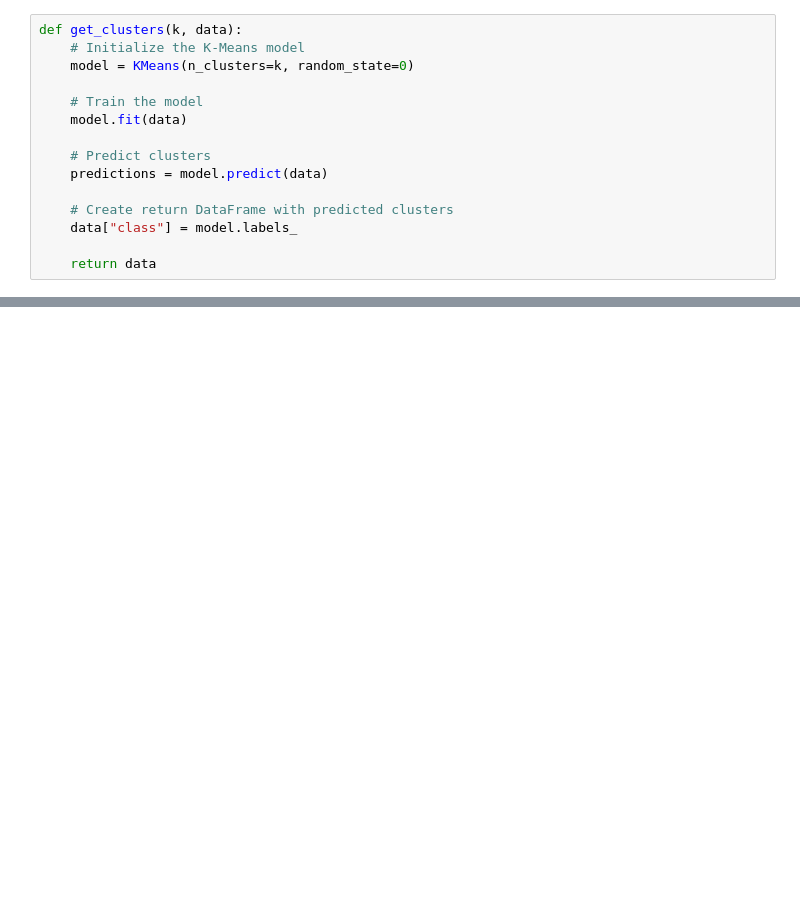
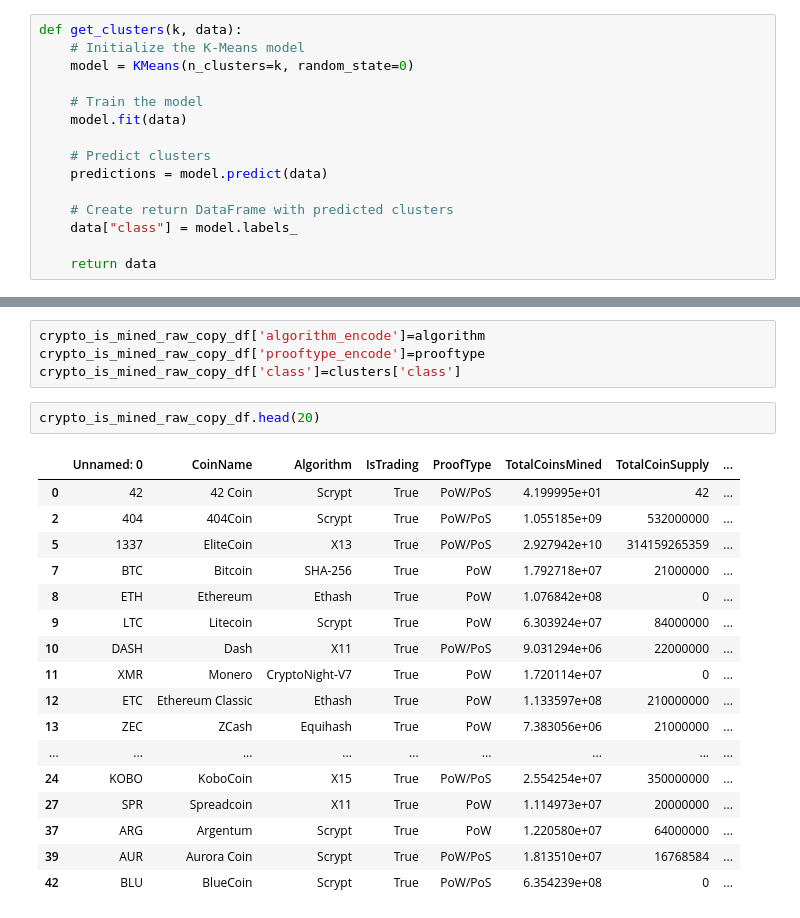
Before and after one commit to LingLv-git/unsupervised_machine_learning_chanllege, a Jupyter notebook: cryptocurrency_unsupervised_machine_learning.ipynb, the cells around one changed output, grey strips where cells are left out. Drawn from its saved outputs; the diff is of its cells as text; blank space fills up the shorter version.

```diff
--- a/cryptocurrency_unsupervised_machine_learning.ipynb
+++ b/cryptocurrency_unsupervised_machine_learning.ipynb
@@ -228,0 +248,24 @@ show_clusters(clusters)
+# %%
+crypto_is_mined_raw_copy_df['algorithm_encode']=algorithm
+crypto_is_mined_raw_copy_df['prooftype_encode']=prooftype
+crypto_is_mined_raw_copy_df['class']=clusters['class']
+# %%
+crypto_is_mined_raw_copy_df.head(20)
+# %% [output]
+|  | Unnamed: 0 | CoinName | Algorithm | IsTrading | ProofType | TotalCoinsMined | TotalCoinSupply | ... |
+| 0 | 42 | 42 Coin | Scrypt | True | PoW/PoS | 4.199995e+01 | 42 | ... |
+| 2 | 404 | 404Coin | Scrypt | True | PoW/PoS | 1.055185e+09 | 532000000 | ... |
+| 5 | 1337 | EliteCoin | X13 | True | PoW/PoS | 2.927942e+10 | 314159265359 | ... |
+| 7 | BTC | Bitcoin | SHA-256 | True | PoW | 1.792718e+07 | 21000000 | ... |
+| 8 | ETH | Ethereum | Ethash | True | PoW | 1.076842e+08 | 0 | ... |
+| 9 | LTC | Litecoin | Scrypt | True | PoW | 6.303924e+07 | 84000000 | ... |
+| 10 | DASH | Dash | X11 | True | PoW/PoS | 9.031294e+06 | 22000000 | ... |
+| 11 | XMR | Monero | CryptoNight-V7 | True | PoW | 1.720114e+07 | 0 | ... |
+| 12 | ETC | Ethereum Classic | Ethash | True | PoW | 1.133597e+08 | 210000000 | ... |
+| 13 | ZEC | ZCash | Equihash | True | PoW | 7.383056e+06 | 21000000 | ... |
+| ... | ... | ... | ... | ... | ... | ... | ... | ... |
+| 24 | KOBO | KoboCoin | X15 | True | PoW/PoS | 2.554254e+07 | 350000000 | ... |
+| 27 | SPR | Spreadcoin | X11 | True | PoW | 1.114973e+07 | 20000000 | ... |
+| 37 | ARG | Argentum | Scrypt | True | PoW | 1.220580e+07 | 64000000 | ... |
+| 39 | AUR | Aurora Coin | Scrypt | True | PoW/PoS | 1.813510e+07 | 16768584 | ... |
+| 42 | BLU | BlueCoin | Scrypt | True | PoW/PoS | 6.354239e+08 | 0 | ... |
```
Also changed, not shown: parts of 17 cells of this notebook.
